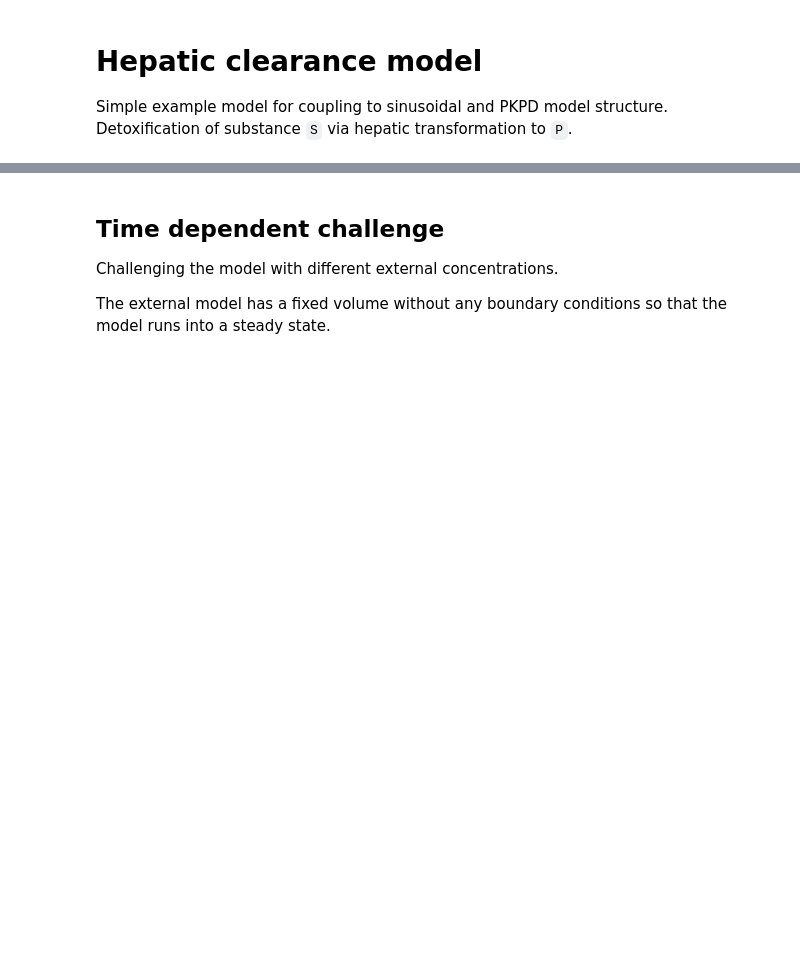
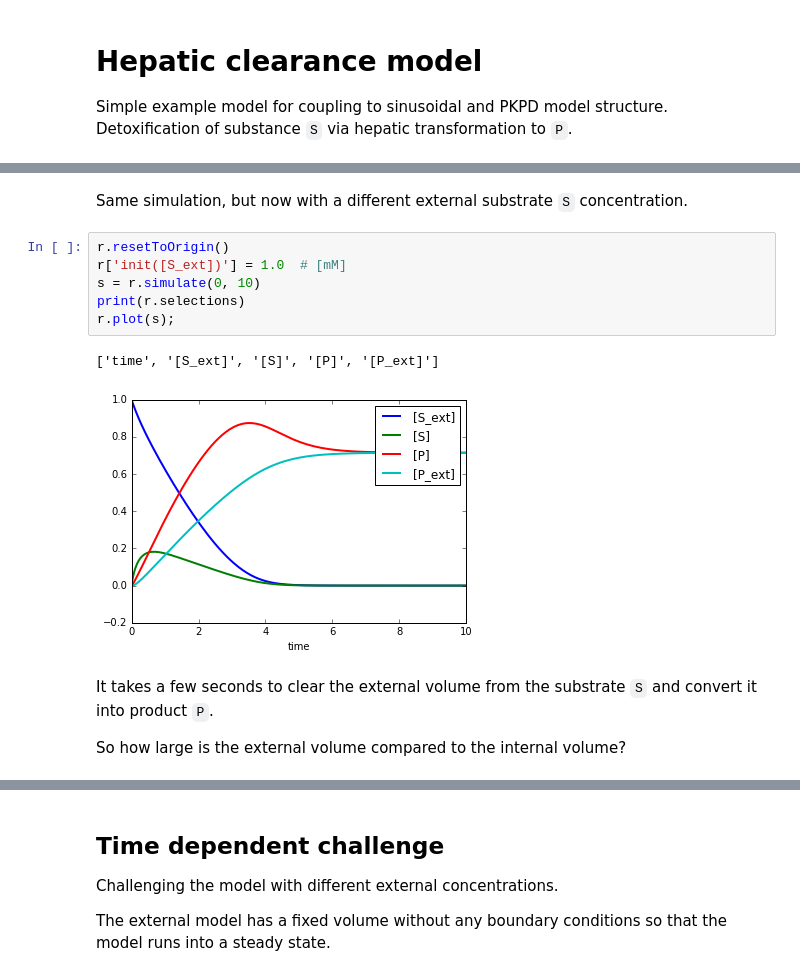
Before and after one commit to jingyayeah/multiscale-galactose, a Jupyter notebook: python/multiscalepy/multiscale/examples/models/clearance/clearance.ipynb, the cells around one changed output, grey strips where cells are left out. Cells and saved outputs as stored; diff of their text form; blank space fills up the shorter version.

```diff
--- a/python/multiscalepy/multiscale/examples/models/clearance/clearance.ipynb
+++ b/python/multiscalepy/multiscale/examples/models/clearance/clearance.ipynb
@@ -24 +29,16 @@ r.plot(s)
 <module 'matplotlib.pyplot' from '/usr/local/lib/python2.7/dist-packages/matplotlib/pyplot.pyc'>
+# %% [markdown]
+Same simulation, but now with a different external substrate `S` concentration.
+# %%
+r.resetToOrigin()
+r['init([S_ext])'] = 1.0  # [mM]
+s = r.simulate(0, 10)
+print(r.selections)
+r.plot(s);
+# %% [output]
+['time', '[S_ext]', '[S]', '[P]', '[P_ext]']
+[figure, added]
+# %% [markdown]
+It takes a few seconds to clear the external volume from the substrate `S` and convert it into product `P`.
+
+So how large is the external volume compared to the internal volume?
```
Also changed, not shown: parts of 9 cells of this notebook, 18 other files.
